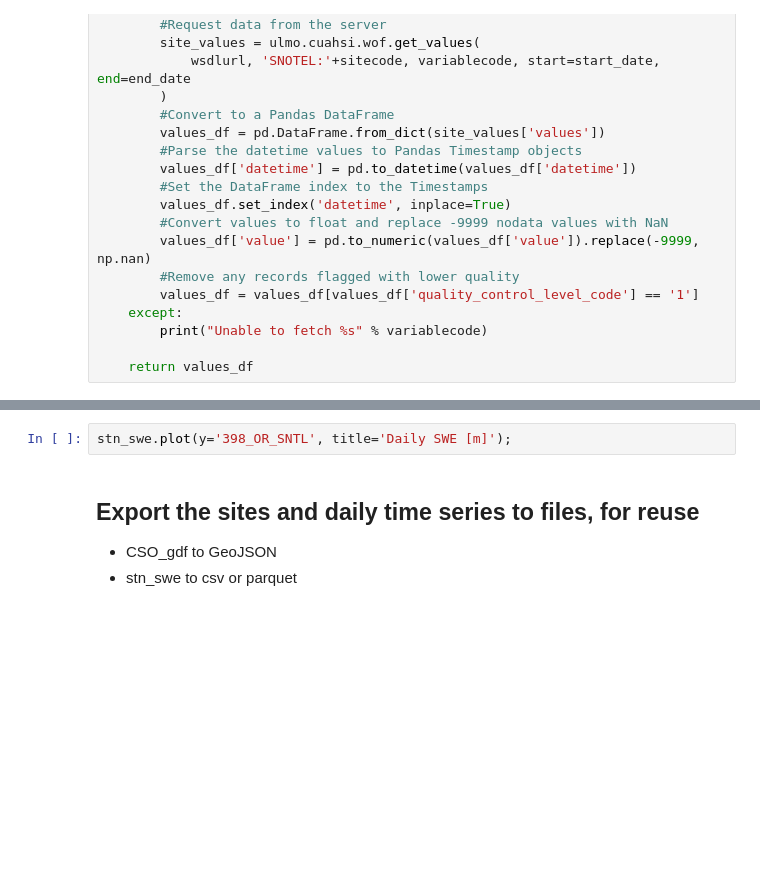
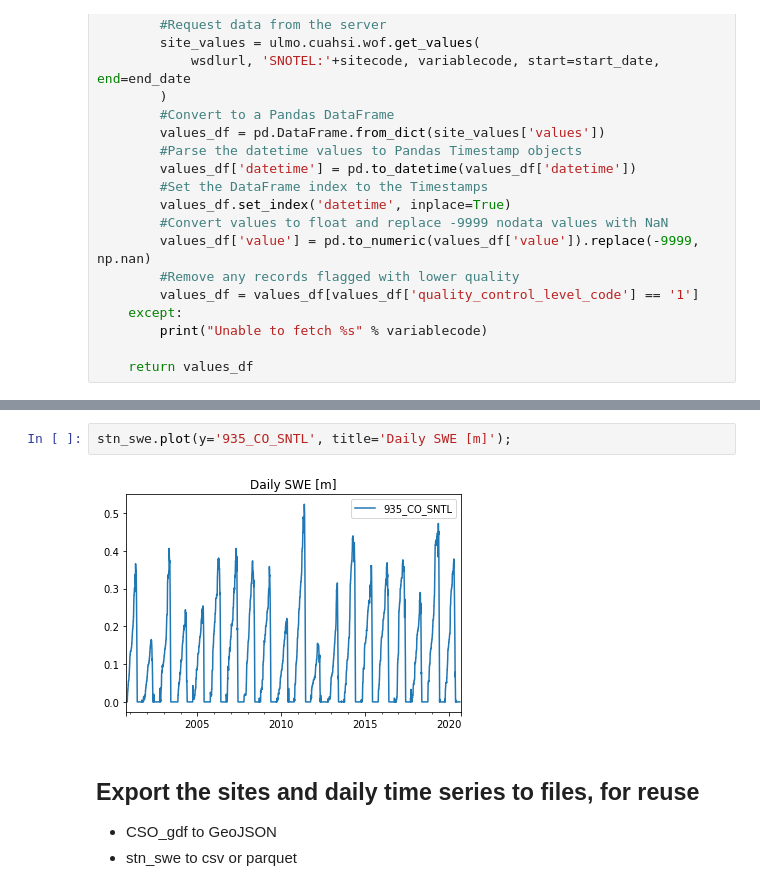
Before and after one commit to waterhackweek/whw2020_snowgw, a Jupyter notebook: Fetch_SNOTEL_SouthPlatte.ipynb, the cells around one changed output, grey strips where cells are left out. Cells and saved outputs as stored; diff of their text form; blank space fills up the shorter version.

```diff
--- a/Fetch_SNOTEL_SouthPlatte.ipynb
+++ b/Fetch_SNOTEL_SouthPlatte.ipynb
@@ -140,5 +179,7 @@ stn_swe.head()
 # %%
-stn_swe.plot(y='398_OR_SNTL', title='Daily SWE [m]');
+stn_swe.plot(y='935_CO_SNTL', title='Daily SWE [m]');
+# %% [output]
+[figure, added]
 # %% [markdown]
 ## Export the sites and daily time series to files, for reuse
 - CSO_gdf to GeoJSON
```
Also changed, not shown: parts of 7 cells of this notebook.
